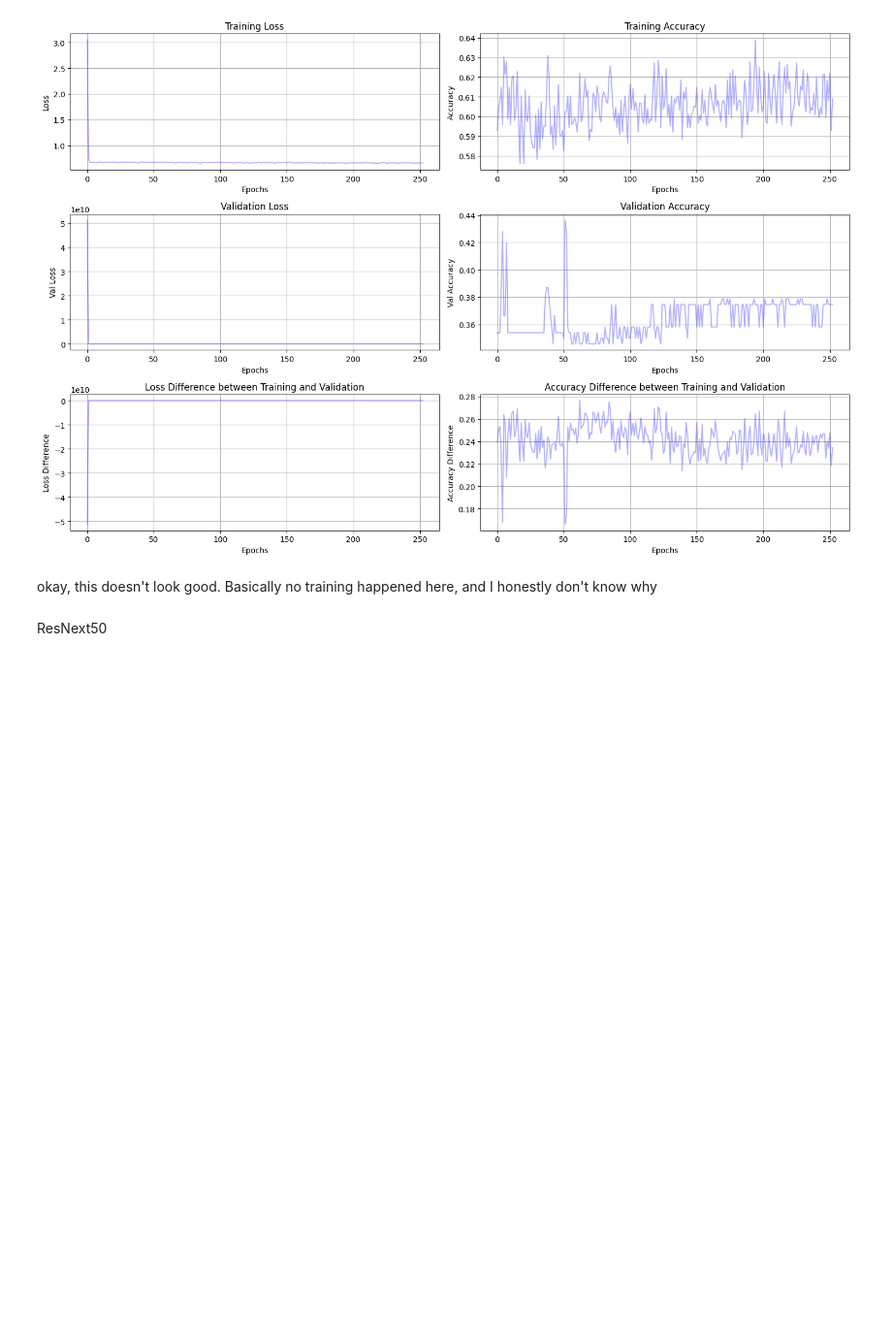
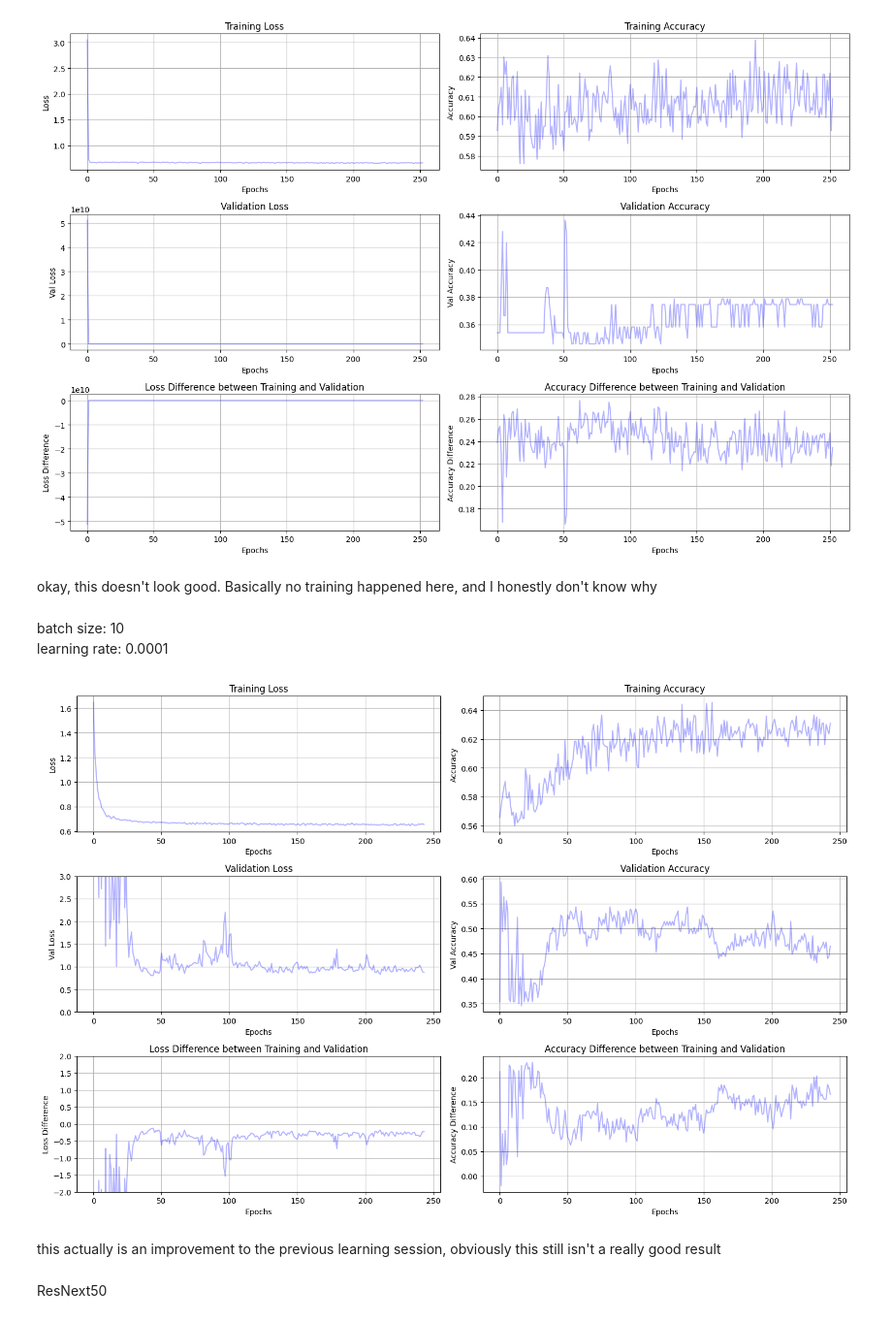
Before and after one commit to LennartPhil/Brain_Mets_Classification, a Jupyter notebook: notebooks/AI/ai_analysis.ipynb, the cells around one changed output. Shown at 97% size. Cells and saved outputs as stored; diff of their text form; code cells hidden in the pictures; blank space fills up the shorter version.

```diff
--- a/notebooks/AI/ai_analysis.ipynb
+++ b/notebooks/AI/ai_analysis.ipynb
@@ -339,6 +378,17 @@ plot_single_history(path_to_resnet152_train_history)
 [figure]
 # %% [markdown]
 okay, this doesn't look good. Basically no training happened here, and I honestly don't know why
+# %% [markdown]
+batch size: 10\
+learning rate: 0.0001
+# %%
+path_to_resnet152_train_history = "/Users/LennartPhilipp/Desktop/Uni/Prowiss/training_histories/cutout/ResNet152/resnet152_01_2_cls_cutout_gray_normal_run_2024_10_24_15_23_56/history_resnet152_01_2_cls_cutout_gray_normal.npy"
+
+plot_single_history(path_to_resnet152_train_history, adjust_scales=True)
+# %% [output]
+[figure, added]
+# %% [markdown]
+this actually is an improvement to the previous learning session, obviously this still isn't a really good result
 # %% [markdown]
 ResNext50
 # %%
```
Also changed, not shown: parts of 15 cells of this notebook.
